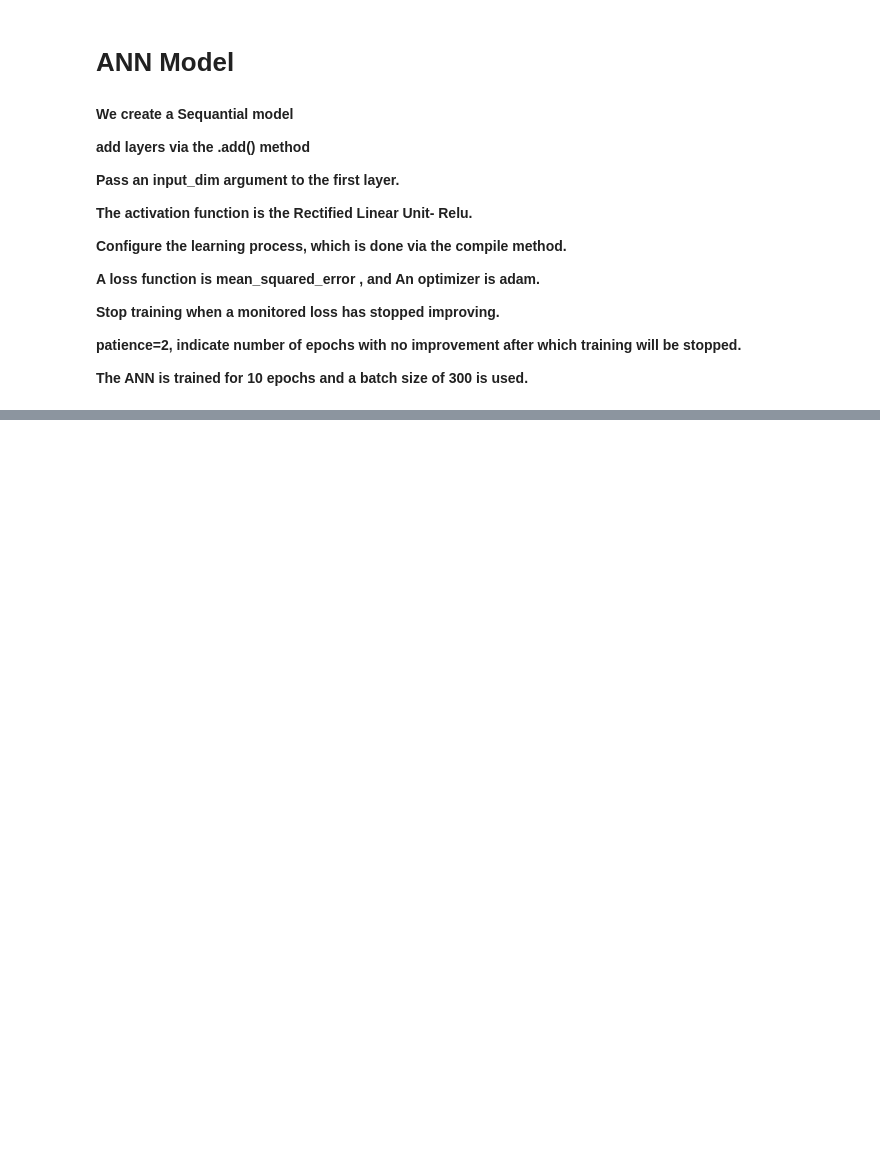
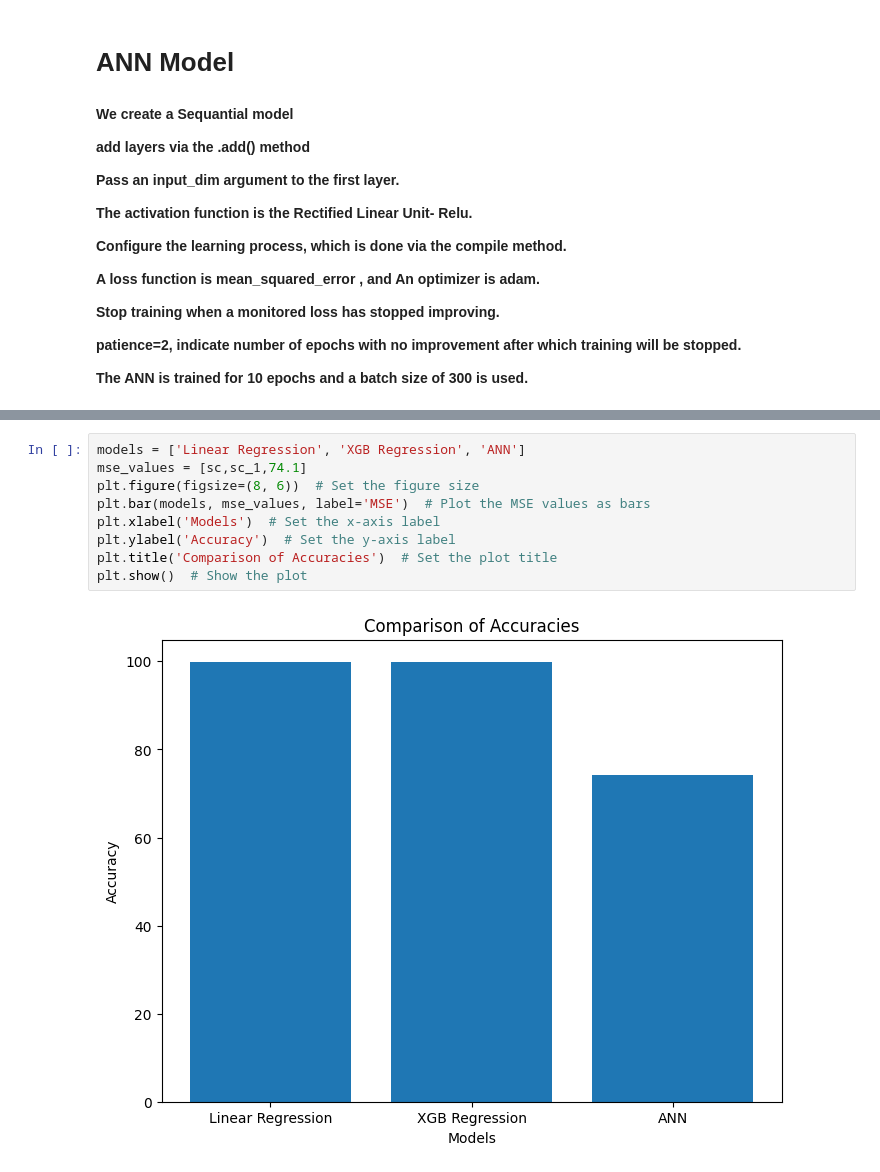
Before and after one commit to suryasst/DM_21275_Group_5_Project, a Jupyter notebook: Analysis_of_financial_data_using_different_dm_techniques (1).ipynb, the cells around one changed output, grey strips where cells are left out. Drawn from its saved outputs; the diff is of its cells as text; blank space fills up the shorter version.

```diff
--- a/Analysis_of_financial_data_using_different_dm_techniques.ipynb
+++ b/Analysis_of_financial_data_using_different_dm_techniques (1).ipynb
@@ -453,0 +441,11 @@ Test loss: [0.20425865054130554, 0.0]
+# %%
+models = ['Linear Regression', 'XGB Regression', 'ANN']
+mse_values = [sc,sc_1,74.1]
+plt.figure(figsize=(8, 6))  # Set the figure size
+plt.bar(models, mse_values, label='MSE')  # Plot the MSE values as bars
+plt.xlabel('Models')  # Set the x-axis label
+plt.ylabel('Accuracy')  # Set the y-axis label
+plt.title('Comparison of Accuracies')  # Set the plot title
+plt.show()  # Show the plot
+# %% [output]
+[figure, added]
```
Also changed, not shown: parts of 13 cells of this notebook, 1 other file.
